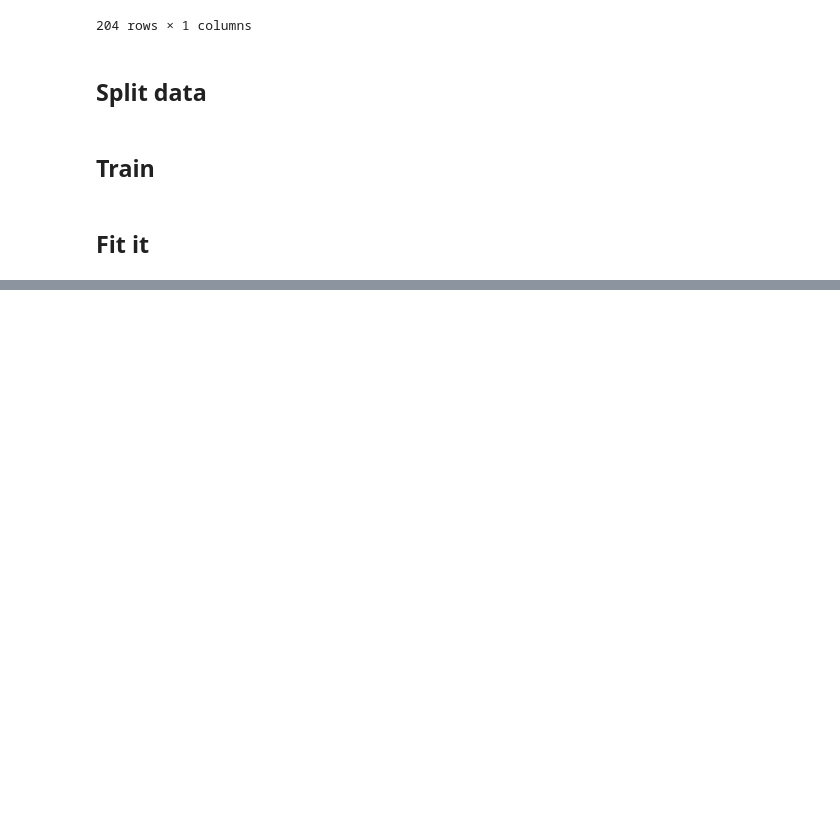
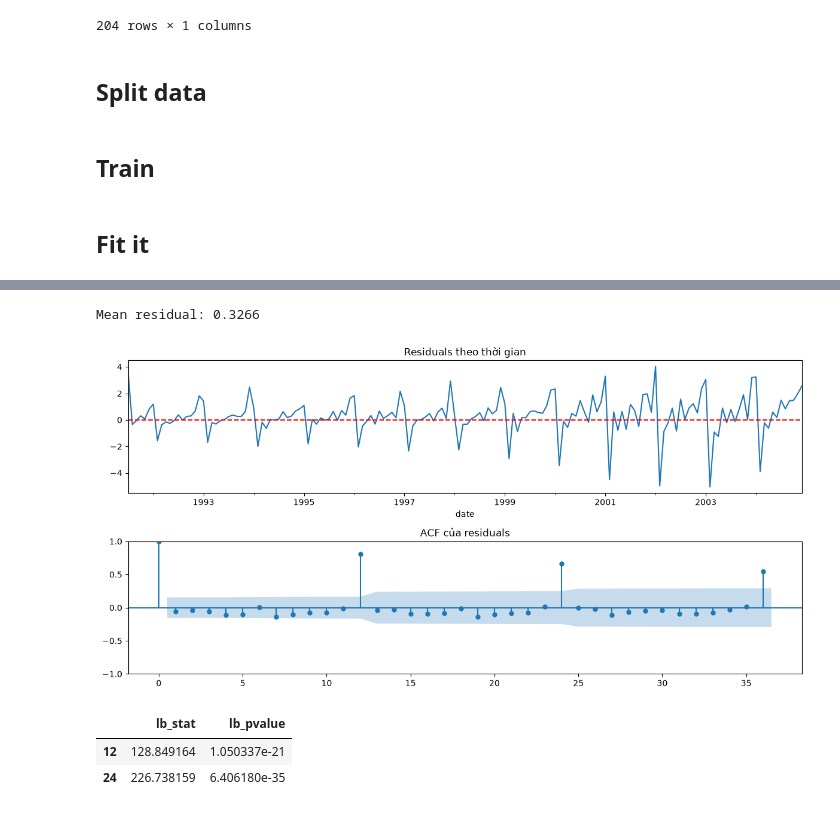
Before and after one commit to HoraCompany-VN/Times-Series-Gr3, a Jupyter notebook: Lab2/BT_Normal/src/Bai5.ipynb, the cells around one changed output, grey strips where cells are left out. Cells and saved outputs as stored; diff of their text form; code cells hidden in the pictures; blank space fills up the shorter version.

```diff
--- a/Lab2/BT_Normal/src/Bai5.ipynb
+++ b/Lab2/BT_Normal/src/Bai5.ipynb
@@ -110,0 +111,5 @@ BIC of model 2 is: 587.9829153466753
+# %%
+# AIC càng thấp càng tốt -> dùng model có AIC nhỏ hơn cho phần 3, 4
+best_fit  = model_1_fit if AIC1 < AIC2 else model_2_fit
+best_name = "ARIMA(1,1,1)" if AIC1 < AIC2 else "ARIMA(2,1,1)"
+print("Chọn:", best_name)
@@ -110,0 +122,20 @@ BIC of model 2 is: 587.9829153466753
+# %%
+from statsmodels.stats.diagnostic import acorr_ljungbox
+from statsmodels.graphics.tsaplots import plot_acf
+
+resid = best_fit.resid.dropna()
+print(f"Mean residual: {resid.mean():.4f}")
+
+fig, axes = plt.subplots(2, 1, figsize=(12, 6))
+resid.plot(ax=axes[0], title="Residuals theo thời gian")
+axes[0].axhline(0, color="red", linestyle="--")
+plot_acf(resid, lags=36, ax=axes[1], title="ACF của residuals")
+plt.tight_layout(); plt.show()
+
+acorr_ljungbox(resid, lags=[12, 24], return_df=True)
+# %% [output]
+Mean residual: 0.3266
+[figure, added]
+|  | lb_stat | lb_pvalue |
+| 12 | 128.849164 | 1.050337e-21 |
+| 24 | 226.738159 | 6.406180e-35 |
```
Also changed, not shown: parts of 21 cells of this notebook.
